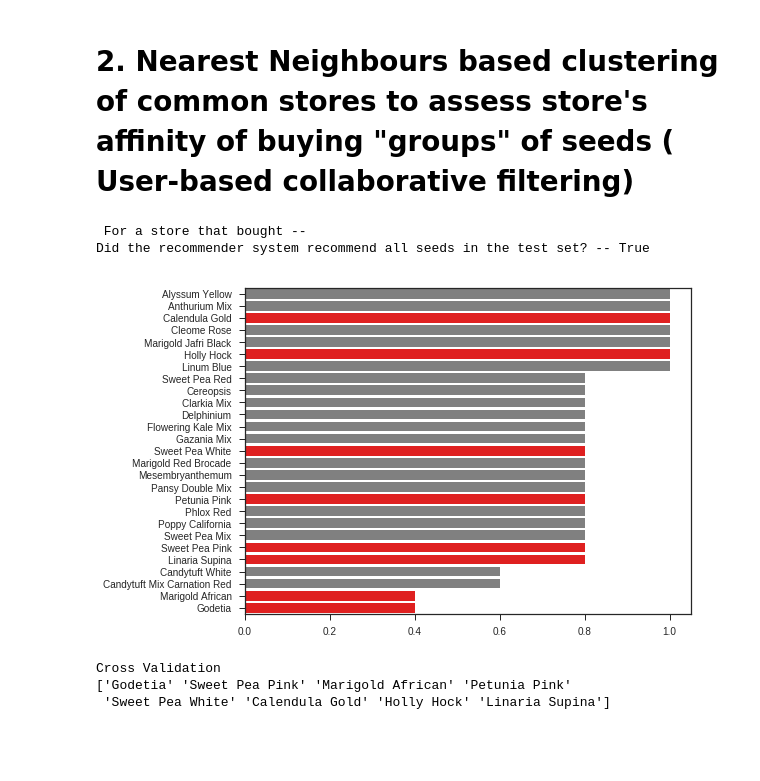
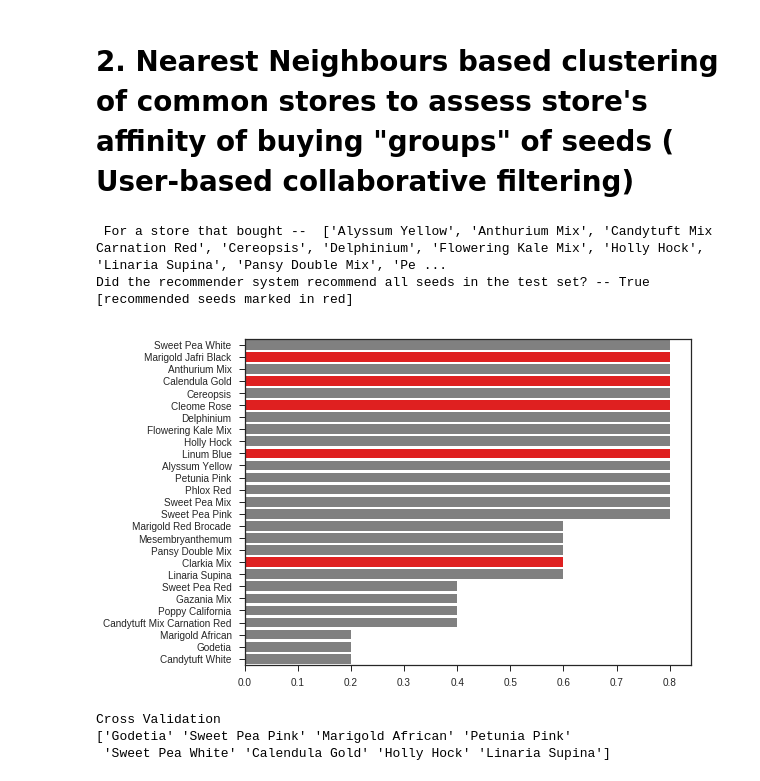
Before and after one commit to juggernautTress/Edelweiss, a Jupyter notebook: Analysis.ipynb, the cells around one changed output. Saved outputs shown, nothing was run; the diff lists cells and outputs as text; code cells hidden in the pictures; blank space fills up the shorter version.

```diff
--- a/Analysis.ipynb
+++ b/Analysis.ipynb
@@ -255,33 +255,35 @@ def hide_seeds(ori_vector=None,fraction_to_hide=0.6):
   return ori_vector, seeds_hidden
 # %%
 #example query
+np.random.seed(0)
 store_query =  X_test.sample(1)# new store
 Store_consumption_ori = store_query.columns[(store_query == 1).iloc[0]]
 ## hide a few purchases for testing purposes
 store_query, test_recommn = hide_seeds(store_query,0.3)
 ## test the query:
 #1. find stores with similar purchases as the query:
 neighbours = neigh.kneighbors(store_query, return_distance=False)
 #2. get purchases by these users and sort by affinity
 #DF: store seed affinity scores
 store_set = X_train.loc[neighbours[0]]
 store_set = store_set.loc[:, store_set.any()] ## drop zero columns
 score = store_set.sum(axis=0).astype(float)/neighbours[0].size
 score = score.sort_values(ascending=False)
-print (" For a store that bought -- ")#,\
-#list(store_query.columns[(store_query == 1).iloc[0]]),\
+print (" For a store that bought -- ",\
+    list(store_query.columns[(store_query == 1).iloc[0]]))#,\
                #"\n\n Recommendation \t\t Score\n\n",\
                 #score)
 plt.figure(figsize=(8,6))
 clrs = ['red' if (x in test_recommn) else 'grey' for x in list(score.index)]
 sns.barplot( score.values, score.index , palette=clrs)
 
 print ("Did the recommender system recommend all seeds in the test set? --",\
-        set(test_recommn).issubset(score.index))
+        set(test_recommn).issubset(score.index),\
+        "[recommended seeds marked in red]")
 # %% [output]
- For a store that bought --
-Did the recommender system recommend all seeds in the test set? -- True
+ For a store that bought --  ['Alyssum Yellow', 'Anthurium Mix', 'Candytuft Mix Carnation Red', 'Cereopsis', 'Delphinium', 'Flowering Kale Mix', 'Holly Hock', 'Linaria Supina', 'Pansy Double Mix', 'Pe ...
+Did the recommender system recommend all seeds in the test set? -- True [recommended seeds marked in red]
-[figure, old version]
+[figure, new version]
 # %%
 #3. compare to test:
 print ("Cross Validation")
```
Also changed, not shown: parts of 1 cell of this notebook.
